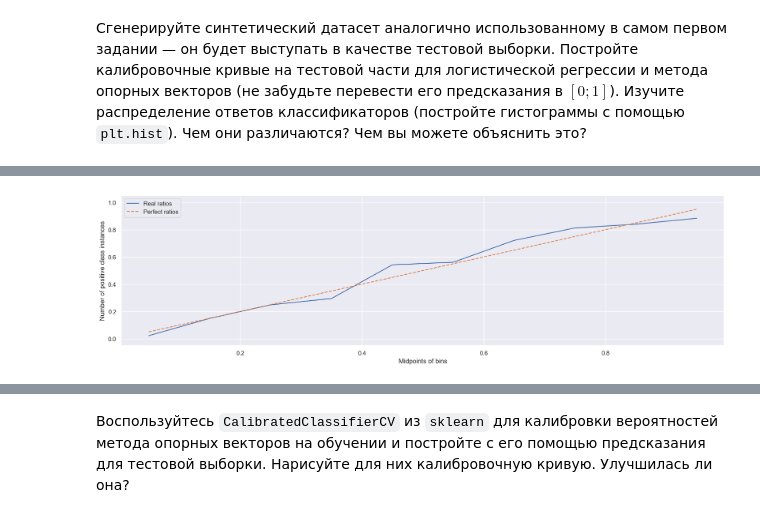
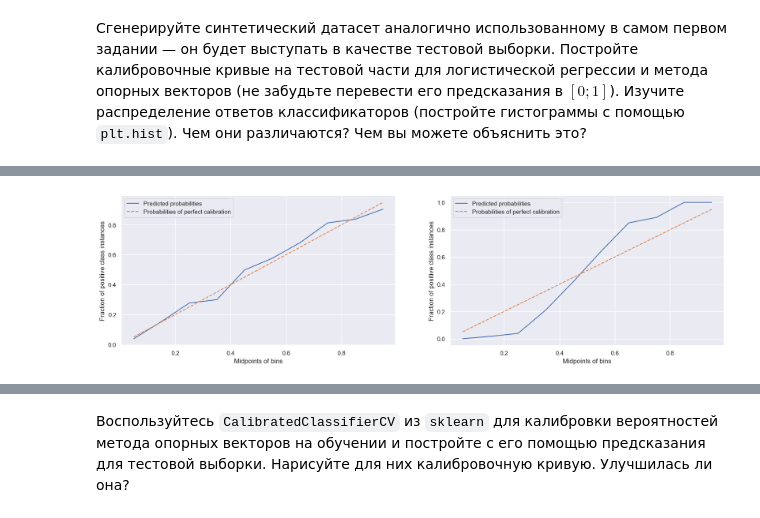
Before and after one commit to saaprikins/nes_ml_course_homeworks, a Jupyter notebook: homework_practice_4.ipynb, the cells around one changed output, grey strips where cells are left out. Cells and saved outputs as stored; diff of their text form; code cells hidden in the pictures.

```diff
--- a/homework_practice_4.ipynb
+++ b/homework_practice_4.ipynb
@@ -246,21 +289,18 @@ __(1 балл)__
 
 Допустим, алгоритм возвращает некоторые числа от нуля до единицы. Хорошо ли они оценивают вероятность? Для этого разобьем отрезок $[0, 1]$ на несколько маленьких отрезков одинаковой длины. Рассмотрим $i$-й отрезок с границами $[a_i, b_i]$ и предсказания $p_1, p_2, \dots, p_k$, которые попали в него. Пусть им соответствуют истинные ответы $y_1, y_2, \dots, y_k$. Если алгоритм выдает корректные вероятности, то среди этих истинных ответов должно быть примерно $(a_i + b_i) / 2$ единиц. Иными словами, если нарисовать кривую, у которой по оси X отложены центры отрезков, а по оси Y — доли единичных ответов этих в отрезках, то она должна оказаться диагональной. Ниже приведена функция, которая должна рисовать такие кривые. В ней допущено две ошибки — найдите и исправьте их.
 # %%
-def plot_calibration_curve(y_test, preds):
+def plot_calibration_curve(y_test, preds, ax):
     bin_middle_points = []
     bin_real_ratios = []
     n_bins = 10
     for i in range(n_bins):
         l = 1.0 / n_bins * i
         r = 1.0 / n_bins * (i + 1)
-        bin_middle_points.append(l + (r - l) / 2)
-        bin_real_ratios.append(np.sum(y_test[(preds >= l) & (preds < r)] == 1) / len(y_test[(preds >= l) & (preds < r)]))
-    plt.figure(figsize=(20, 5))
-    sns.lineplot(x=bin_middle_points, y=bin_real_ratios, label="Real ratios")
-    sns.lineplot(x=bin_middle_points, y=bin_middle_points, label="Perfect ratios", linestyle="--")
-    plt.xlabel("Midpoints of bins")
-    plt.ylabel("Number of positive class instances")
-    plt.ylim([-0.05, 1.05])
+        bin_middle_points.append((r + l) / 2)
+        bin_real_ratios.append(np.mean(y_test[(preds >= l) & (preds < r)] == 1))
+    sns.lineplot(x=bin_middle_points, y=bin_real_ratios, label="Predicted probabilities", ax=ax)
+    sns.lineplot(x=bin_middle_points, y=bin_middle_points, label="Probabilities of perfect calibration", linestyle="--", ax=ax)
+    ax.set(xlabel="Midpoints of bins", ylabel="Fraction of positive class instances")
 # %% [markdown]
 Сгенерируйте синтетический датасет аналогично использованному в самом первом задании — он будет выступать в качестве тестовой выборки. Постройте калибровочные кривые на тестовой части для логистической регрессии и метода опорных векторов (не забудьте перевести его предсказания в $[0;1]$). Изучите распределение ответов классификаторов (постройте гистограммы с помощью `plt.hist`). Чем они различаются? Чем вы можете объяснить это?
 # %%
@@ -274,6 +309,0 @@ plot_calibration_curve(y_test=y_test, preds=gscv_lr.predict_proba(X_test)[:,1])
-# %%
-svm_temp = SVC(kernel="linear", C=gscv_svm.best_params_["svc__C"], probability=True)
-svm_temp.fit(X_train, y_train)
-plot_calibration_curve(y_test=y_test, preds=svm_temp.predict_proba(X_test)[:,1])
-# %% [output]
-[figure, removed]
@@ -281,0 +310,15 @@ plot_calibration_curve(y_test=y_test, preds=gscv_svm.predict_proba(X_test)[:,1])
+# %%
+fig, axes = plt.subplots(1, 2, figsize=(20, 5))
+plot_calibration_curve(y_test=y_test, preds=gscv_lr.predict_proba(X_test)[:,1], ax=axes[0])
+
+# here, let's ease the penalty for misclassification
+svm_temp = SVC(kernel="linear",
+               C=1e-10
+               # C=gscv_svm.best_params_["svc__C"]
+               )
+svm_temp.fit(X_train, y_train)
+svm_distances = svm_temp.decision_function(X_test)
+svm_distances_normalized = (svm_distances - svm_distances.min())/(svm_distances.max() - svm_distances.min())
+plot_calibration_curve(y_test=y_test, preds=svm_distances_normalized, ax=axes[1])
+# %% [output]
+[figure, added]
```
Also changed, not shown: parts of 21 cells of this notebook.
